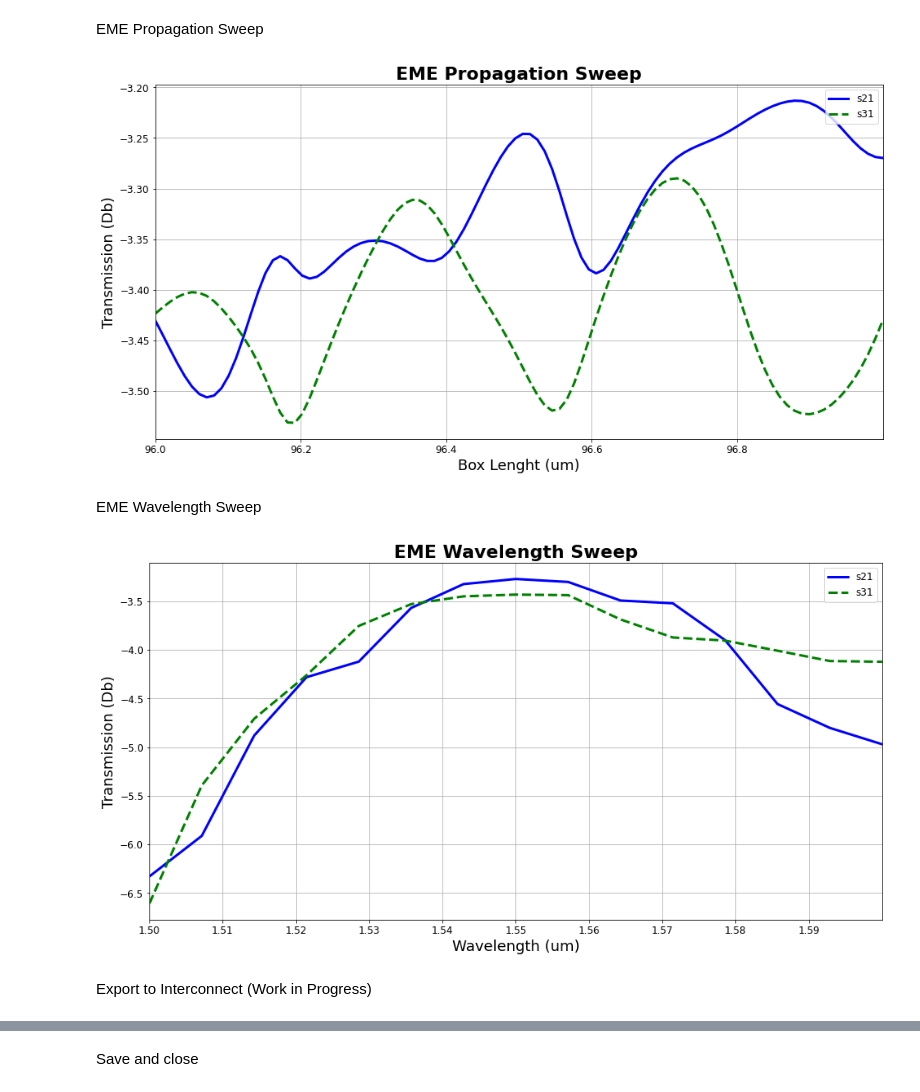
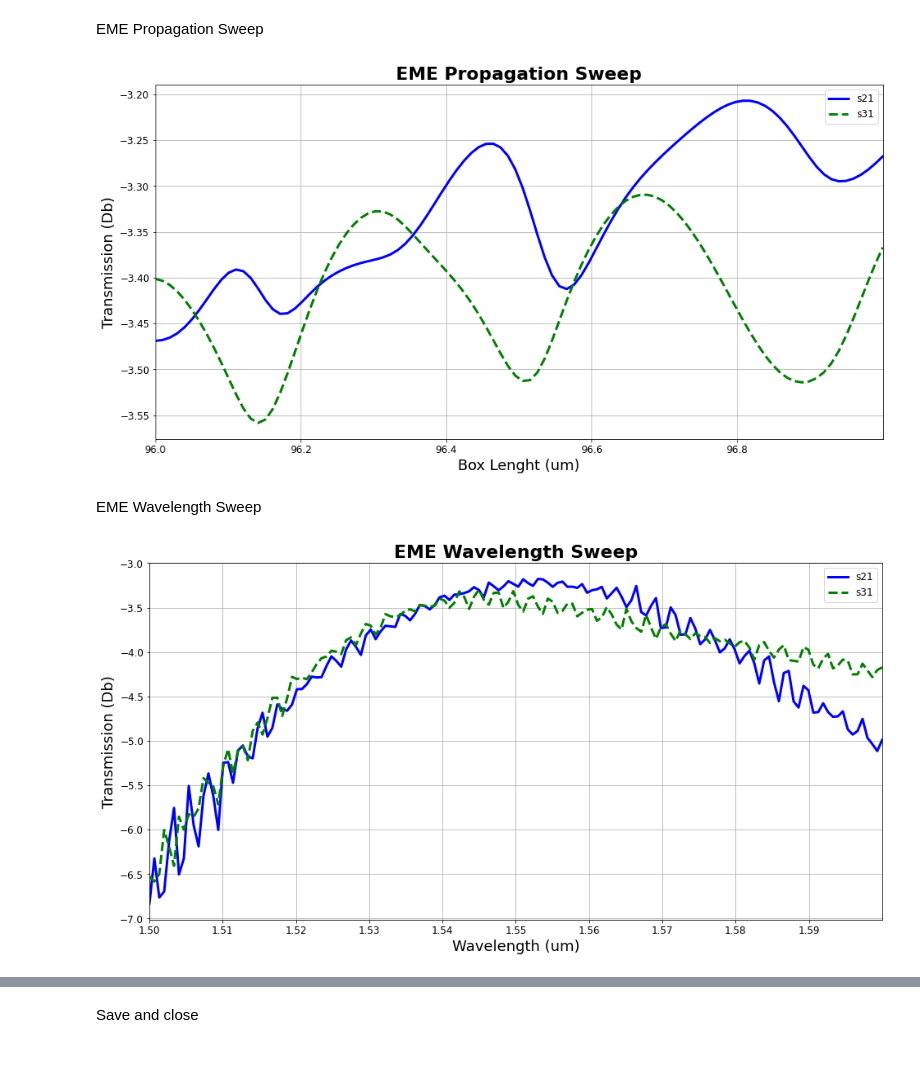
Before and after one commit to Leoopessoa/MMI-Multi-Mode-Interferometer-2x2, a Jupyter notebook: Api_Python_Lumerical.ipynb, the cells around one changed output, grey strips where cells are left out. Saved outputs shown, nothing was run; the diff lists cells and outputs as text; code cells hidden in the pictures; blank space fills up the shorter version.

Commit message:
Mesh Optimizations

```diff
--- a/Api_Python_Lumerical.ipynb
+++ b/Api_Python_Lumerical.ipynb
@@ -15,21 +15,20 @@ from IPython.display import display, Math
 ###############################################################
 # LINUX PATH
 
-#sys.path.append("/opt/lumerical/v221/api/python") #Default linux lumapi path
-#import lumapi
-#sys.path.append(os.path.dirname('/home/leonardo/Downloads/MMI-LeonardoPessôa/MMI-Multi-Mode-Interferometer-2x2')) #Current directory
-
+sys.path.append("/opt/lumerical/v221/api/python") #Default linux lumapi path
+import lumapi
+sys.path.append(os.path.dirname('/media/leonardo/datam02/MMI-LeonardoPessôa')) #Current directory
 
 ###############################################################
 # WINDOWS PATH
 
-spec_win = importlib.util.spec_from_file_location('lumapi', 'C:\\Program Files\\Lumerical\\v202\\api\\python\\lumapi.py')
-lumapi = importlib.util.module_from_spec(spec_win)
-os.add_dll_directory("C:/Program Files/Lumerical/v202/api/python")
-sys.path.append(os.path.dirname('D:/AAAAAAAArquivos/Facul/Capacitação/GitHub/MMI-Multi-Mode-Interferometer-2x2'))
-spec_win.loader.exec_module(lumapi)
+#spec_win = importlib.util.spec_from_file_location('lumapi', 'C:\\Program Files\\Lumerical\\v202\\api\\python\\lumapi.py')
+#lumapi = importlib.util.module_from_spec(spec_win)
+#os.add_dll_directory("C:/Program Files/Lumerical/v202/api/python")
+#sys.path.append(os.path.dirname('D:/AAAAAAAArquivos/Facul/Capacitação/GitHub/MMI-Multi-Mode-Interferometer-2x2'))
+#spec_win.loader.exec_module(lumapi)
 # %%
-lum = lumapi.MODE(filename='MMI_Lumerical.lms',hide = False)
+lum = lumapi.MODE('MMI_Lumerical.lms',False)
 # %% [markdown]
 # Lumerical API
 # %% [markdown]
@@ -154,7 +153,7 @@ lum.set({"cells"               :np.transpose([25, 1, 25]),
      "z max bc"                :"PML",
      "background material"     :"SiO2 (Glass) - Palik",
      "mesh cells y"            :EME_cells,
-     "mesh cells z"            :EME_cells/2,
+     "mesh cells z"            :EME_cells,
      "display cells"           : 0
     })
 
@@ -206,5 +205,6 @@ for i in range(1,5):
         "set mesh multiplier"          : 1,
         "x mesh multiplier"            : 4,
         "y mesh multiplier"            : 4,
-        "z mesh multiplier"            : 8
+        "z mesh multiplier"            : 4,
+        "name"                         : "mesh" + str(i)
         })
@@ -303,55 +299,38 @@ plt.ylabel("Transmission (Db)", fontsize = 18)
 plt.grid(True)
 plt.savefig('EME Propagation Sweep')
 # %% [output]
-[figure, old version]
+[figure, new version]
 # %% [markdown]
 EME Wavelength Sweep
 # %%
 start = 1.5e-6
 stop = 1.6e-6
 
 lum.setemeanalysis("wavelength sweep", 1)
 lum.setemeanalysis("start wavelength", start)
 lum.setemeanalysis("stop wavelength", stop)
-lum.setemeanalysis("number of wavelength points", 15)
+lum.setemeanalysis("number of wavelength points", 150)
 
 lum.emesweep("wavelength sweep")
 
 S = lum.getemesweep("S_wavelength_sweep")
 span = S['wavelength']*1e6
 
 s21 = 10*lum.log10(abs(S['s21'])**2)
 s31 = 10*lum.log10(abs(S['s31'])**2)
 
 plt.figure(figsize=(16, 8), edgecolor= 'white', facecolor= 'white')
 
 plt.plot(span, s21, label = 's21', linewidth = '3', color = 'blue')
 plt.plot(span, s31, 'r--', label = 's31', linewidth = '3', color = 'green')
 plt.xlim(start*1e6,stop*1e6)
 plt.title("EME Wavelength Sweep", fontsize = 22, fontweight='bold')
 plt.legend(fontsize = 12, loc = "upper right")
 plt.xlabel("Wavelength (um)", fontsize = 18)
 plt.xticks(np.arange(start*1e6,stop*1e6,step=0.01),fontsize=12)
 plt.yticks(fontsize=12)
 plt.ylabel("Transmission (Db)", fontsize = 18)
 plt.grid(True)
 plt.savefig('EME Wavelength Sweep')
-
-
-# plt.figure(figsize=(16, 6), edgecolor= 'white', facecolor= 'white')
-# plt.plot(span, lum.unwrap(lum.angle(s21)), label = 's21', linewidth = '3', color = 'blue')
-# plt.plot(span, lum.unwrap(lum.angle(s31)), 'r--', label = 's31', linewidth = '3', color = 'green')
-# plt.xlim(start*1e6,stop*1e6)
-# plt.title("EME Wavelength Sweep Phase", fontsize = 14, fontweight='bold')
-# plt.legend(fontsize = 10, loc = "upper right")
-# plt.xlabel("Wavelength (um)", fontsize = 12)
-# plt.xticks(np.arange(start*1e6,stop*1e6,step=0.01),fontsize=10)
-# plt.yticks(fontsize=10)
-# plt.ylabel("Angle (Rad)", fontsize = 12)
-# plt.grid(True)
-
-# plt.savefig('EME Wavelength Sweep Transmission and Phase')
 # %% [output]
-[figure, old version]
+[figure, new version]
-# %% [markdown]
-Export to Interconnect (Work in Progress)
```
Also changed, not shown: parts of 7 cells of this notebook, 7 other files.
